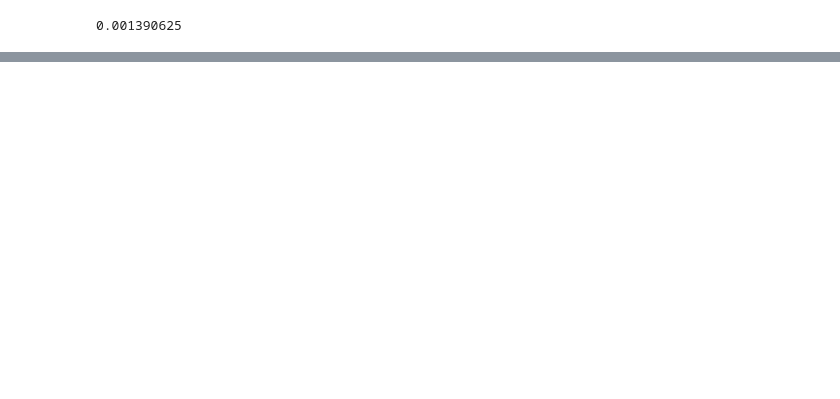
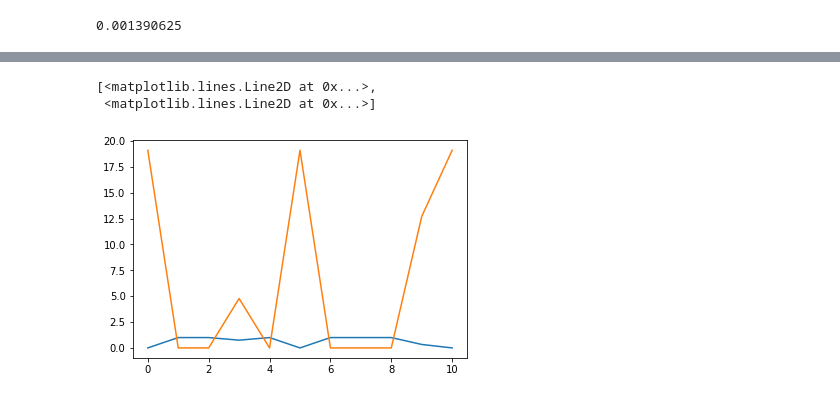
Before and after one commit to poliduckie/poliduckie_segmentation, a Jupyter notebook: examples/MPC_with_segmentation.ipynb, the cells around one changed output, grey strips where cells are left out. Drawn from its saved outputs; the diff is of its cells as text; code cells hidden in the pictures; blank space fills up the shorter version.

```diff
--- a/examples/MPC_with_segmentation.ipynb
+++ b/examples/MPC_with_segmentation.ipynb
@@ -176,14 +158,26 @@ r[1,0]
 # %%
 from poliduckie_segmentation.model import Model
+
+# State X = [x, y, angle, longitudinal speed, angular speed]
+X = [0,0,0,0,0]
 
 F = Model()
 input_list = []
 positions = []
 
-while np.square(X[0]-r[0,0]) + np.square(X[1]-r[1,0]) > 0.01:
+counter = 0
+
+while np.square(X[0]-r[0,0]) + np.square(X[1]-r[1,0]) > 0.001 and counter < 20:
   action = M.mpc(X, r)
-  X = F.step(*X, action)
+  if counter > 0:
+    state = X.toarray().T[0]
+  else:
+    state = X
+  X = F.step(*state, action)
   input_list.append(action)
   positions.append(X[:2])
 
+  counter += 1
+
 input_list = np.array(input_list)
+positions = np.array(positions)
@@ -199,0 +198,6 @@ array([], dtype=float64)
+# %%
+plt.plot(input_list)
+# %% [output]
+[<matplotlib.lines.Line2D at 0x...>,
+ <matplotlib.lines.Line2D at 0x...>]
+[figure, added]
```
Also changed, not shown: parts of 12 cells of this notebook.
